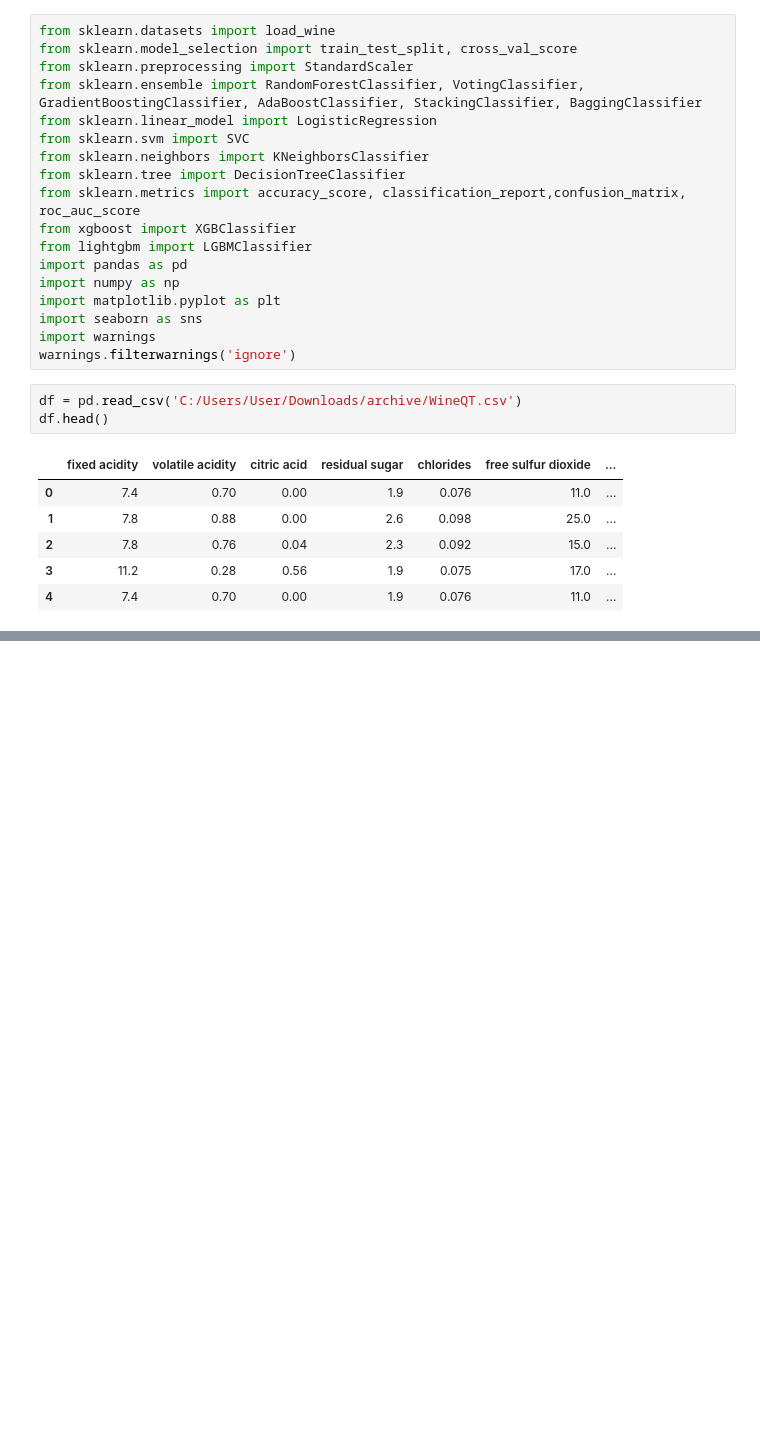
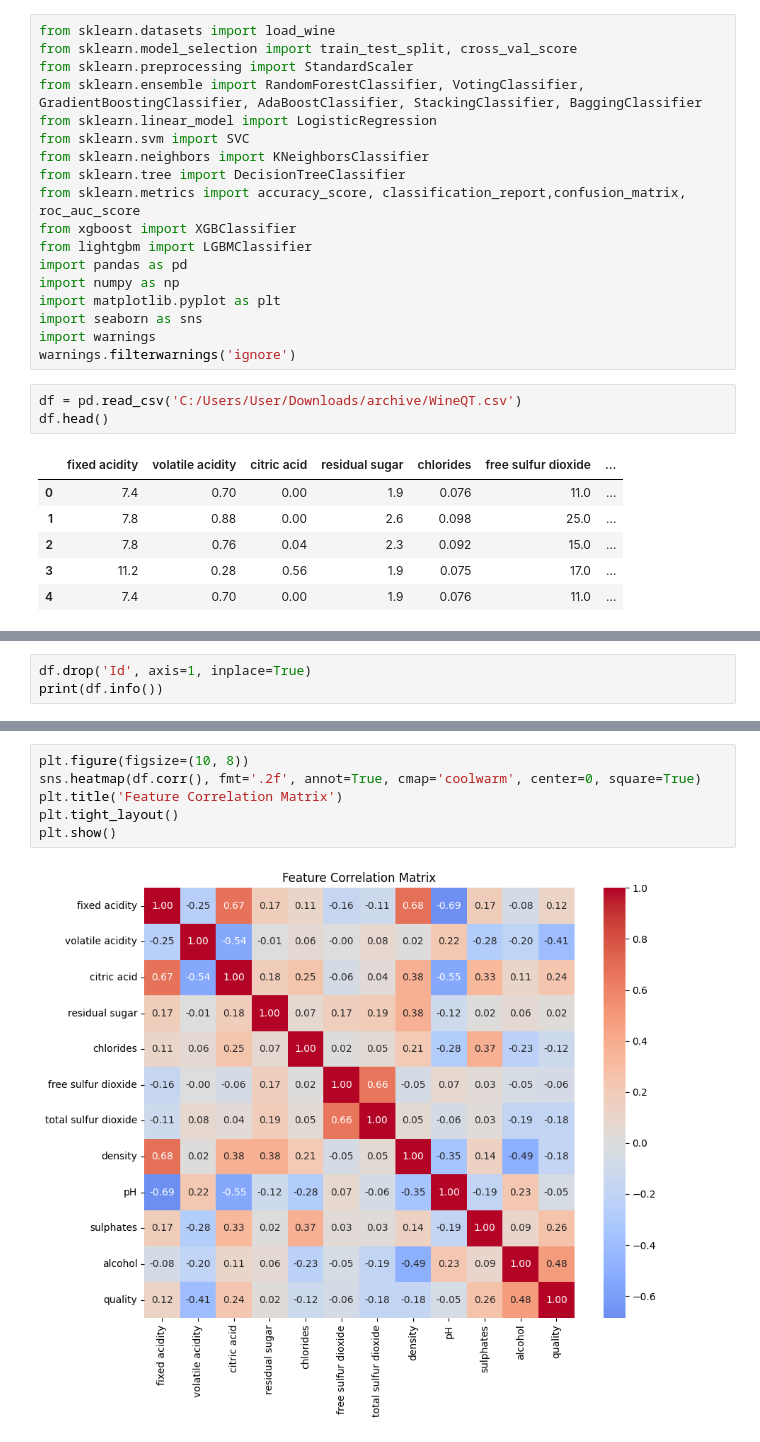
Before and after one commit to mdmohsin212/interview-prep, a Jupyter notebook: ML/Ensemble/Advance/Ensemble_project.ipynb, the cells around one changed output, grey strips where cells are left out. Saved outputs shown, nothing was run; the diff lists cells and outputs as text; blank space fills up the shorter version.

```diff
--- a/ML/Ensemble/Advance/Ensemble_project.ipynb
+++ b/ML/Ensemble/Advance/Ensemble_project.ipynb
@@ -41,0 +33,3 @@ Name: count, dtype: int64
+# %%
+df.drop('Id', axis=1, inplace=True)
+print(df.info())
@@ -41,0 +69,8 @@ Name: count, dtype: int64
+# %%
+plt.figure(figsize=(10, 8))
+sns.heatmap(df.corr(), fmt='.2f', annot=True, cmap='coolwarm', center=0, square=True)
+plt.title('Feature Correlation Matrix')
+plt.tight_layout()
+plt.show()
+# %% [output]
+[figure, added]
```
Also changed, not shown: parts of 5 cells of this notebook.
